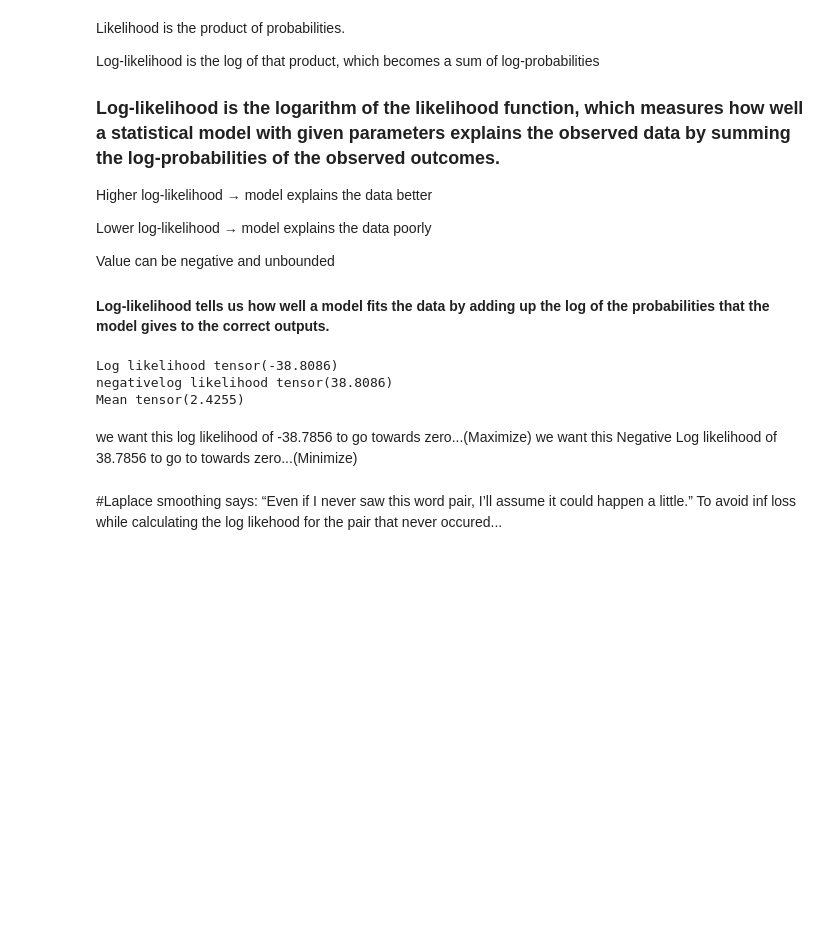
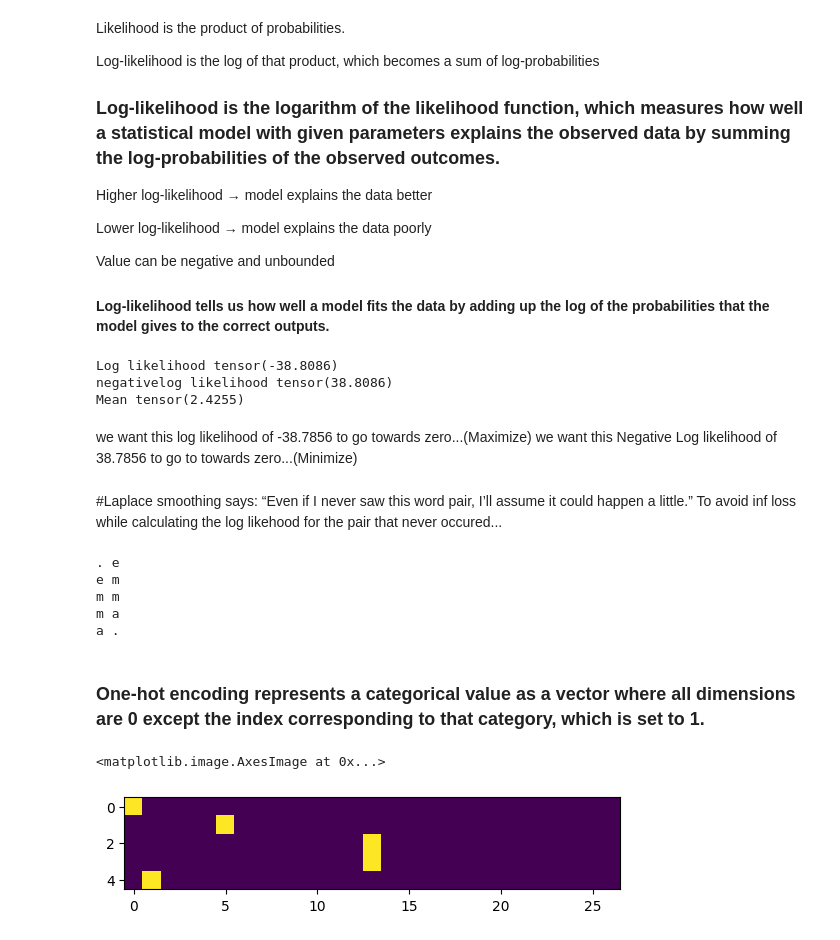
Before and after one commit to yashraj01-se/Deep_Learning_Basics, a Jupyter notebook: Lecture-2-_The_spelled-out_intro_to language_modeling_building_makemore/MakeMore.ipynb, the cells around one changed output. Saved outputs shown, nothing was run; the diff lists cells and outputs as text; code cells hidden in the pictures; blank space fills up the shorter version.

```diff
--- a/Lecture-2-_The_spelled-out_intro_to language_modeling_building_makemore/MakeMore.ipynb
+++ b/Lecture-2-_The_spelled-out_intro_to language_modeling_building_makemore/MakeMore.ipynb
@@ -242,3 +256,33 @@ we want this log likelihood of -38.7856 to go towards zero...(Maximize)
 we want this Negative Log likelihood of 38.7856 to go to towards zero...(Minimize)
 # %% [markdown]
 #Laplace smoothing says: “Even if I never saw this word pair, I’ll assume it could happen a little.” To avoid inf loss while calculating the log likehood for the pair that never occured...
+# %%
+# Creaing Training set of Baigrams:
+xs=[]
+ys=[]
+for w in words[:1]:
+    ch_array=['.']+list(w)+['.']
+    for ch1 ,ch2 in zip(ch_array,ch_array[1:]):
+        idx1=stoi[ch1]
+        idx2=stoi[ch2]
+        print(ch1,ch2)
+        xs.append(idx1)
+        ys.append(idx2)
+
+xs=torch.tensor(xs)
+ys=torch.tensor(ys)
+# %% [output]
+. e
+e m
+m m
+m a
+a .
+# %% [markdown]
+### One-hot encoding represents a categorical value as a vector where all dimensions are 0 except the index corresponding to that category, which is set to 1.
+# %%
+import torch.nn.functional as F
+xcen=F.one_hot(xs,num_classes=27).float()
+plt.imshow(xcen)
+# %% [output]
+<matplotlib.image.AxesImage at 0x...>
+[figure, added]
```
Also changed, not shown: parts of 5 cells of this notebook.
